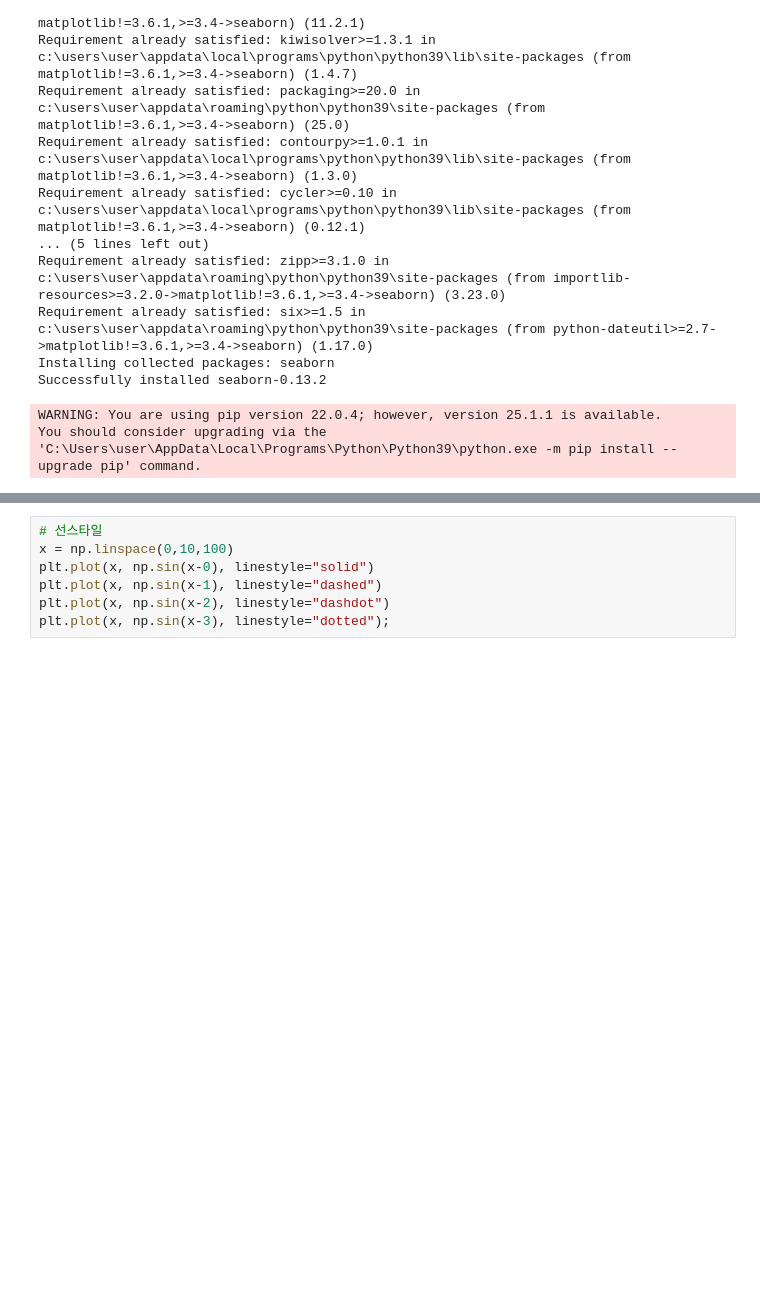
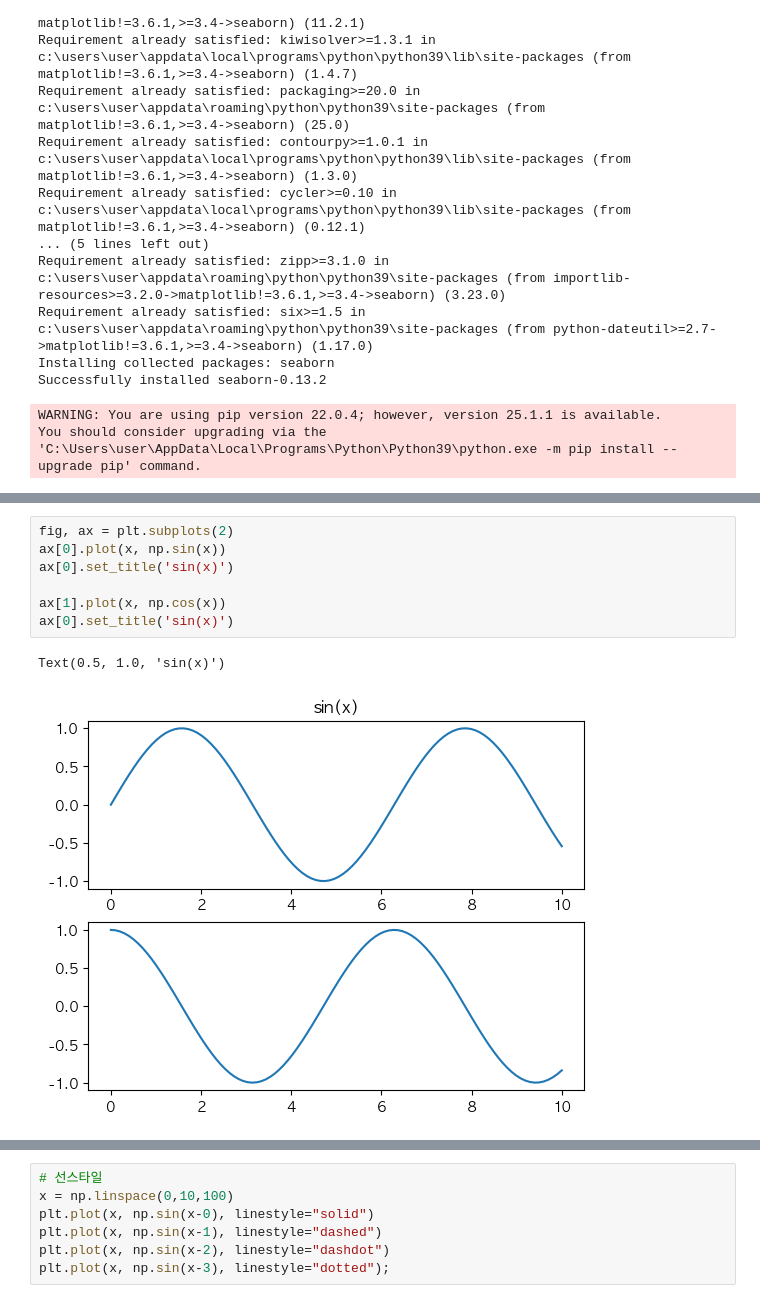
Before and after one commit to pzsluna26/pzsluna26_python, a Jupyter notebook: 20250723/practice-matplotlib.ipynb, the cells around one changed output, grey strips where cells are left out. Cells and saved outputs as stored; diff of their text form; blank space fills up the shorter version.

```diff
--- a/20250723/practice-matplotlib.ipynb
+++ b/20250723/practice-matplotlib.ipynb
@@ -174,3 +229,13 @@ plt.plot(x, np.cos(x));
+# %%
+fig, ax = plt.subplots(2)
+ax[0].plot(x, np.sin(x))
+ax[0].set_title('sin(x)')
+
+ax[1].plot(x, np.cos(x))
+ax[0].set_title('sin(x)')
+# %% [output]
+Text(0.5, 1.0, 'sin(x)')
+[figure, added]
 # %%
 # 색상
 x = np.linspace(0,10,100)
```
Also changed, not shown: parts of 19 cells of this notebook.
